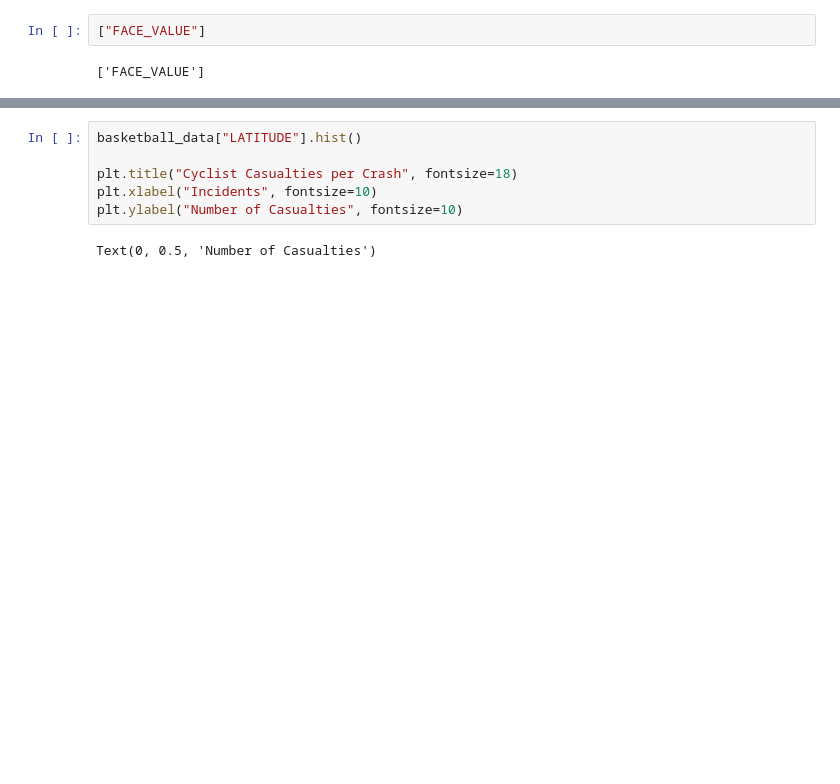
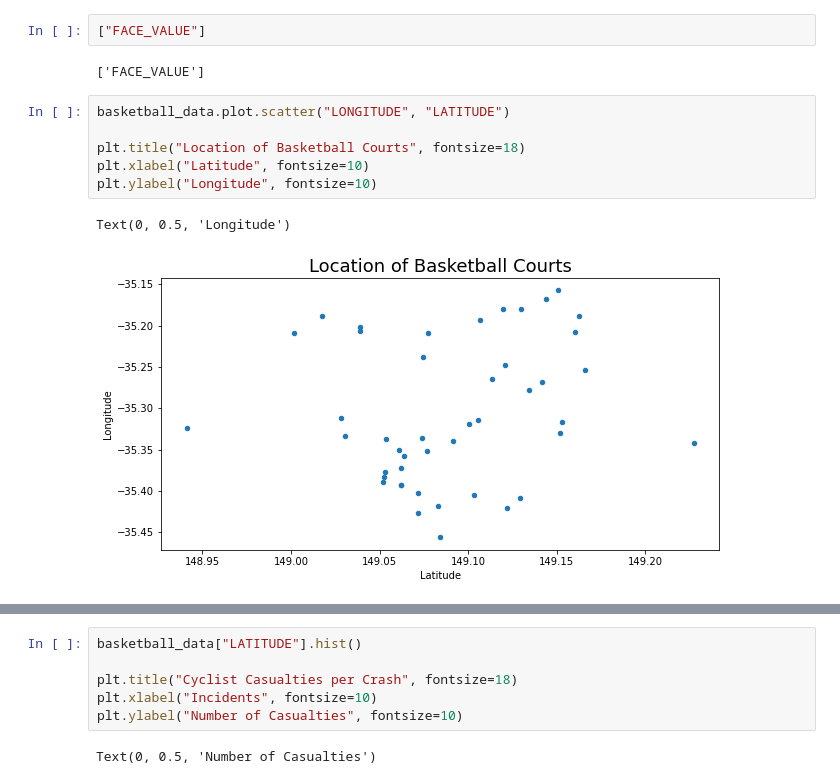
Before and after one commit to HalleyFu/data_project, a Jupyter notebook: basketball_data.ipynb, the cells around one changed output, grey strips where cells are left out. Cells and saved outputs as stored; diff of their text form; blank space fills up the shorter version.

```diff
--- a/basketball_data.ipynb
+++ b/basketball_data.ipynb
@@ -160,3 +157,12 @@ Doing the same thing on a dataframe gives us the whole column
 ["FACE_VALUE"]
 # %% [output]
 ['FACE_VALUE']
+# %%
+basketball_data.plot.scatter("LONGITUDE", "LATITUDE")
+
+plt.title("Location of Basketball Courts", fontsize=18)
+plt.xlabel("Latitude", fontsize=10)
+plt.ylabel("Longitude", fontsize=10)
+# %% [output]
+Text(0, 0.5, 'Longitude')
+[figure, added]
```
Also changed, not shown: parts of 12 cells of this notebook.
